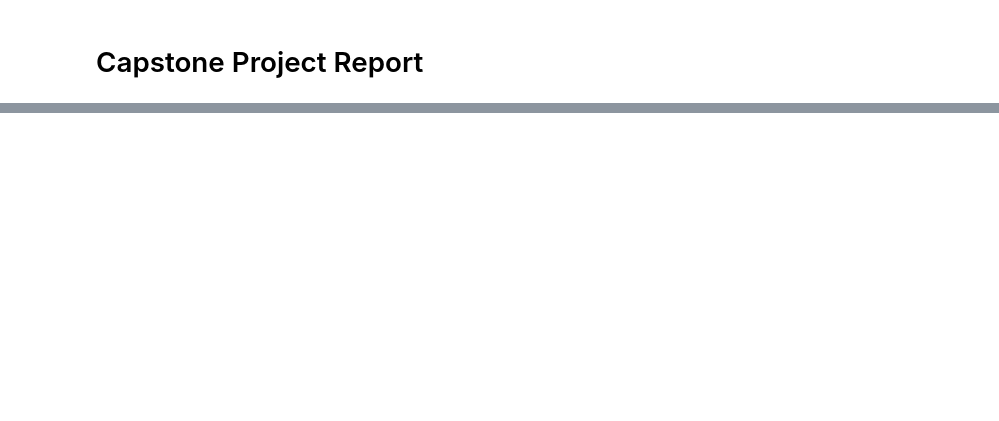
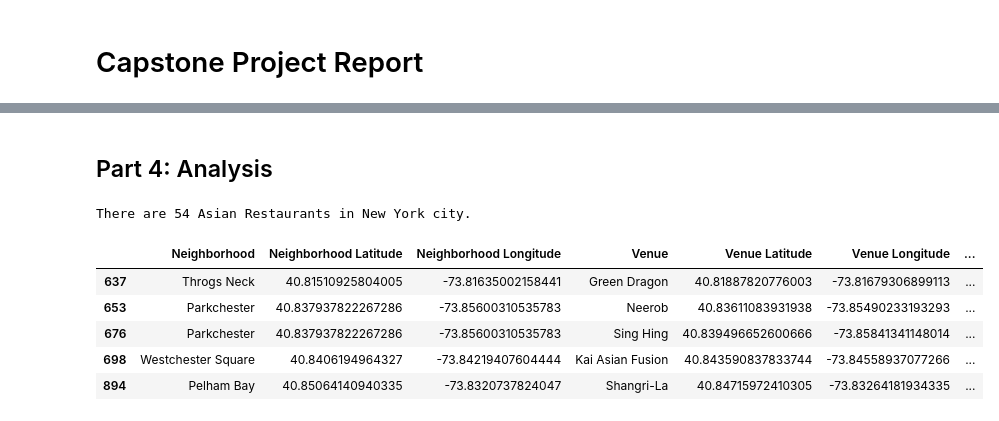
Before and after one commit to nhatle88/Coursera_Capstone, a Jupyter notebook: capstone-project-report.ipynb, the cells around one changed output, grey strips where cells are left out. Cells and saved outputs as stored; diff of their text form; code cells hidden in the pictures; blank space fills up the shorter version.

```diff
--- a/capstone-project-report.ipynb
+++ b/capstone-project-report.ipynb
@@ -30,0 +290,15 @@ Finally, I will have the short list of suggested locations for him to call to ch
+# %% [markdown]
+## Part 4: Analysis <a name="analysis"></a>
+# %%
+# Asian Restaurants list
+newyork_asian_res = newyork_venues[newyork_venues['Venue Category'] == 'Asian Restaurant']
+print('There are', newyork_asian_res.shape[0],'Asian Restaurants in New York city.')
+newyork_asian_res.head()
+# %% [output]
+There are 54 Asian Restaurants in New York city.
+|  | Neighborhood | Neighborhood Latitude | Neighborhood Longitude | Venue | Venue Latitude | Venue Longitude | ... |
+| 637 | Throgs Neck | 40.81510925804005 | -73.81635002158441 | Green Dragon | 40.81887820776003 | -73.81679306899113 | ... |
+| 653 | Parkchester | 40.837937822267286 | -73.85600310535783 | Neerob | 40.83611083931938 | -73.85490233193293 | ... |
+| 676 | Parkchester | 40.837937822267286 | -73.85600310535783 | Sing Hing | 40.839496652600666 | -73.85841341148014 | ... |
+| 698 | Westchester Square | 40.8406194964327 | -73.84219407604444 | Kai Asian Fusion | 40.843590837833744 | -73.84558937077266 | ... |
+| 894 | Pelham Bay | 40.85064140940335 | -73.8320737824047 | Shangri-La | 40.84715972410305 | -73.83264181934335 | ... |
```
Also changed, not shown: parts of 58 cells of this notebook.
